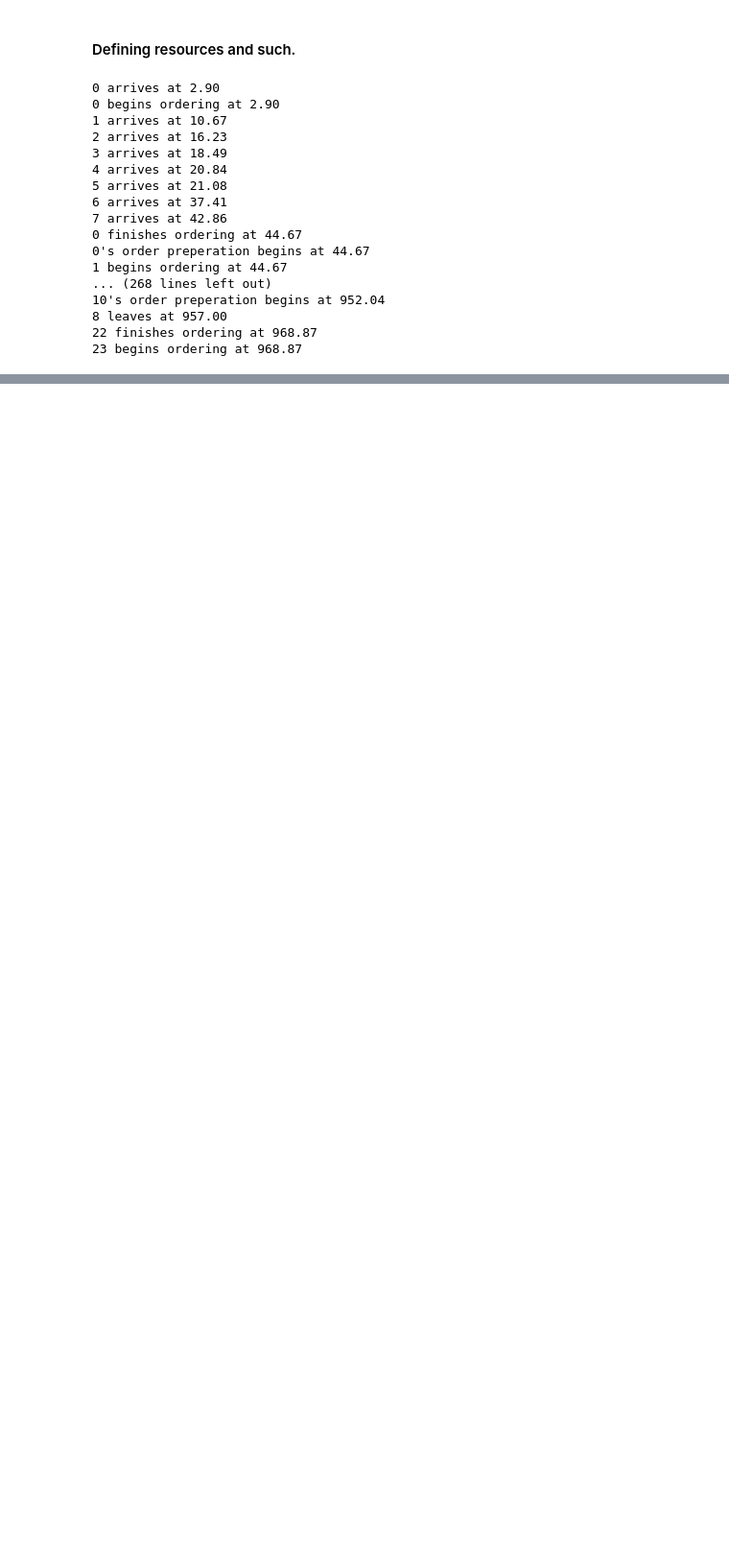
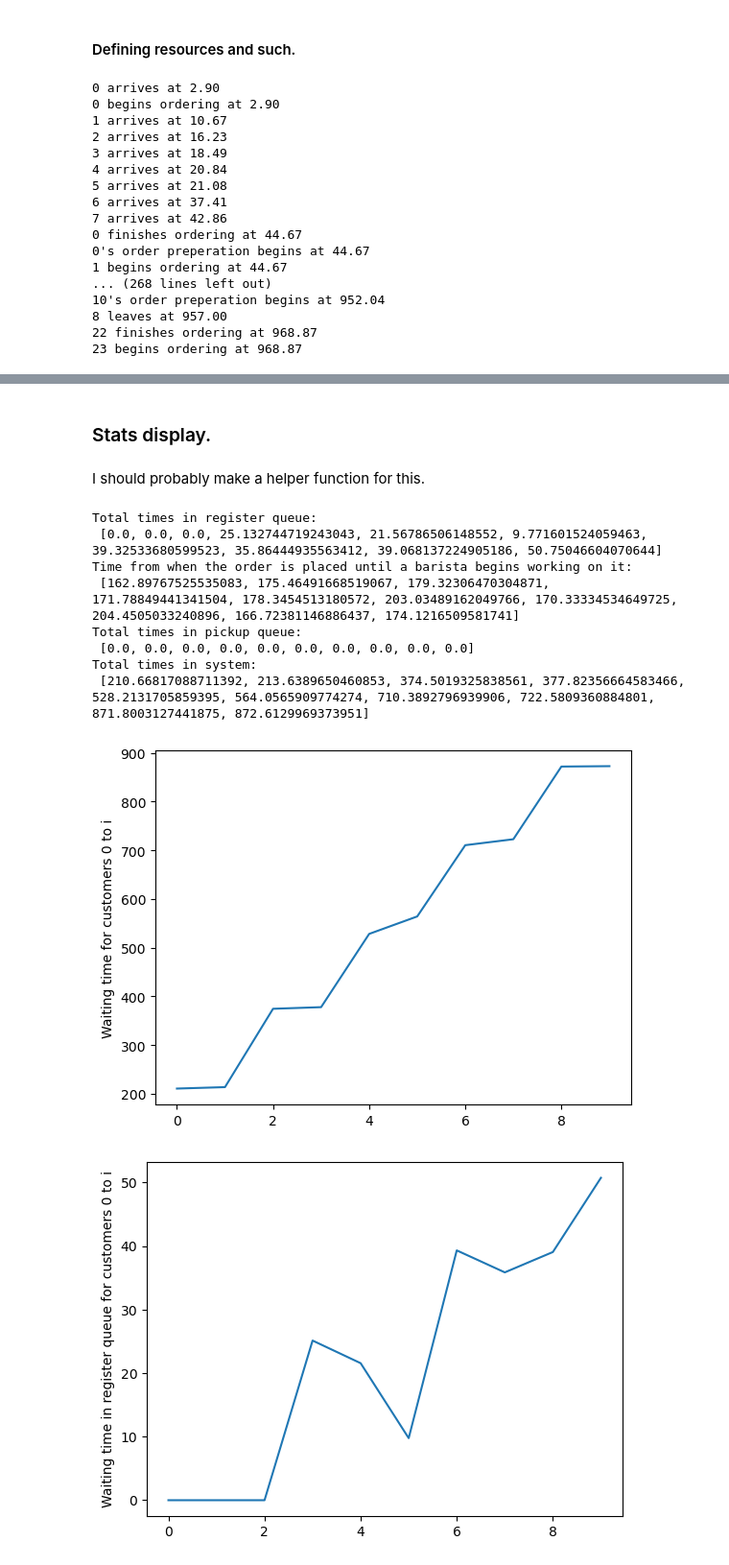
Before and after one commit to ThordisME/HERM, a Jupyter notebook: thordis_tomfoolery/cafe.ipynb, the cells around one changed output, grey strips where cells are left out. Shown at 96% size. Saved outputs shown, nothing was run; the diff lists cells and outputs as text; code cells hidden in the pictures; blank space fills up the shorter version.

```diff
--- a/thordis_tomfoolery/cafe.ipynb
+++ b/thordis_tomfoolery/cafe.ipynb
@@ -353,0 +426,24 @@ env.run(until=1000)
+# %%
+env = simpy.Environment()
+
+num_registers = 2 # <-- CHANGE IS HERE!!!
+num_baristas = 2
+num_pickups = 1
+
+statistics = Stats()
+
+register = simpy.Resource(env, capacity=num_registers)      # Note: SimPy resources are FIFO by default.
+barista = simpy.Resource(env, capacity=num_baristas)        # We have [CAPACITY] amount of baristas, each can focus on one order at a time.
+pickup = simpy.Resource(env, capacity=num_pickups)          # One can pick up their order at a time.
+
+env.process(arrivals_generator(
+    env=env,
+    stats_keeper=statistics,
+    register=register,
+    barista=barista,
+    pickup=pickup,
+    rates=rates,
+    closing_time=closing_time,
+    seed=360
+))
+env.run(until=1000)  # TODO: NOTE: way beyond closing time. I just wanted to see how much would be done in this time. People stop coming in after closing.
@@ -353,0 +468,36 @@ env.run(until=1000)
+# %% [markdown]
+### Stats display.
+# %% [markdown]
+I should probably make a helper function for this.
+# %%
+print("Total times in register queue:\n", statistics.register_queue_time)
+print("Time from when the order is placed until a barista begins working on it:\n", statistics.time_until_prep_begins)
+print("Total times in pickup queue:\n", statistics.pickup_queue_time)
+print("Total times in system:\n", statistics.total_time_in_system)
+
+plt.plot(statistics.total_time_in_system)
+plt.ylabel('Waiting time for customers 0 to i')
+plt.show()
+
+plt.plot(statistics.register_queue_time)
+plt.ylabel('Waiting time in register queue for customers 0 to i')
+plt.show()
+
+plt.plot(statistics.pickup_queue_time)
+plt.ylabel('Waiting time in pickup queue for customers 0 to i')
+plt.show()
+
+plt.plot(statistics.time_until_prep_begins)
+plt.ylabel('Waiting time until barista begins working on order for customers 0 to i')
+plt.show()
+# %% [output]
+Total times in register queue:
+ [0.0, 0.0, 0.0, 25.132744719243043, 21.56786506148552, 9.771601524059463, 39.32533680599523, 35.86444935563412, 39.068137224905186, 50.75046604070644]
+Time from when the order is placed until a barista begins working on it:
+ [162.89767525535083, 175.46491668519067, 179.32306470304871, 171.78849441341504, 178.3454513180572, 203.03489162049766, 170.33334534649725, 204.4505033240896, 166.72381146886437, 174.1216509581741]
+Total times in pickup queue:
+ [0.0, 0.0, 0.0, 0.0, 0.0, 0.0, 0.0, 0.0, 0.0, 0.0]
+Total times in system:
+ [210.66817088711392, 213.6389650460853, 374.5019325838561, 377.82356664583466, 528.2131705859395, 564.0565909774274, 710.3892796939906, 722.5809360884801, 871.8003127441875, 872.6129969373951]
+[figure, added]
+[figure, added]
```
Also changed, not shown: parts of 20 cells of this notebook.
